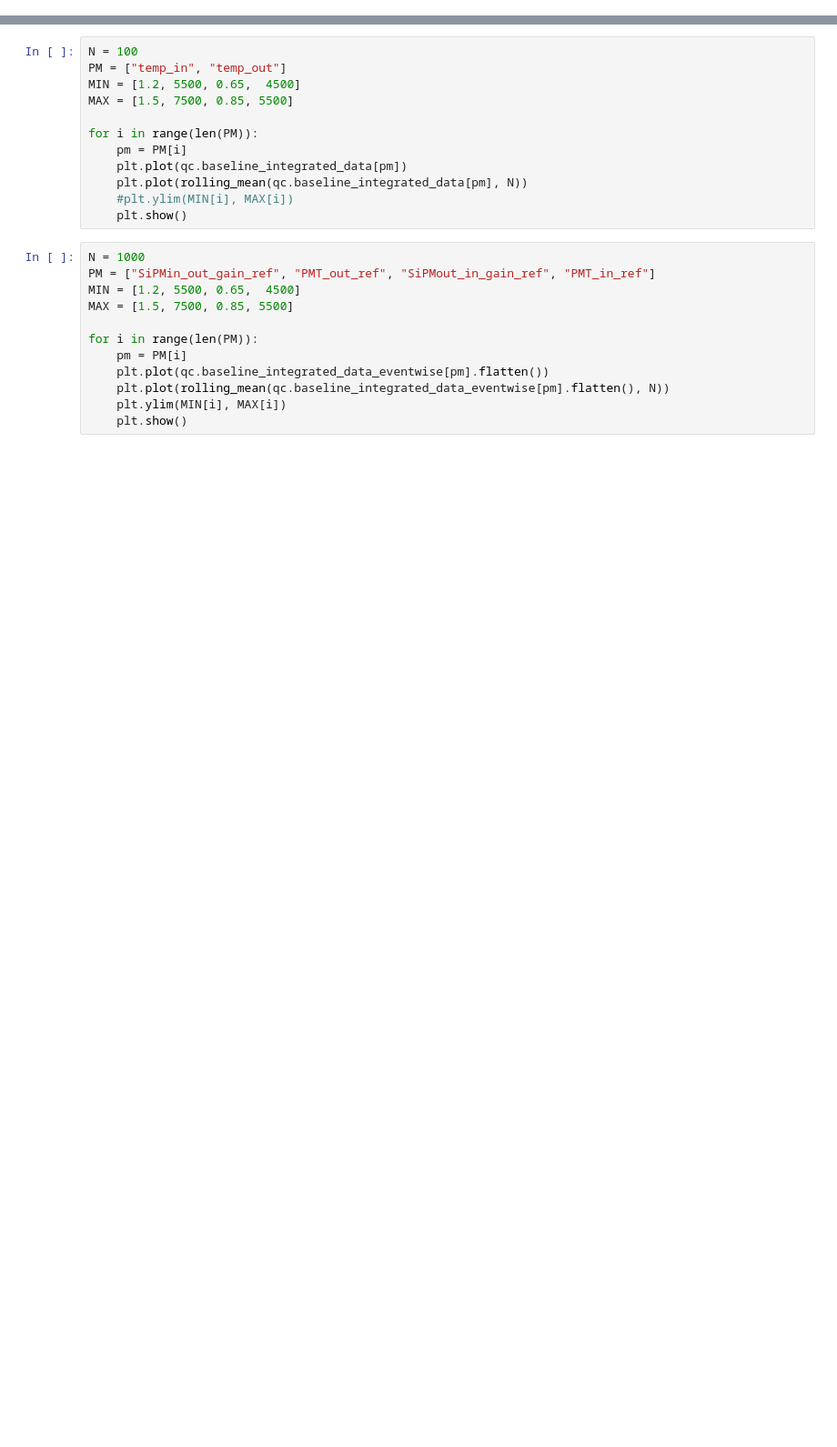
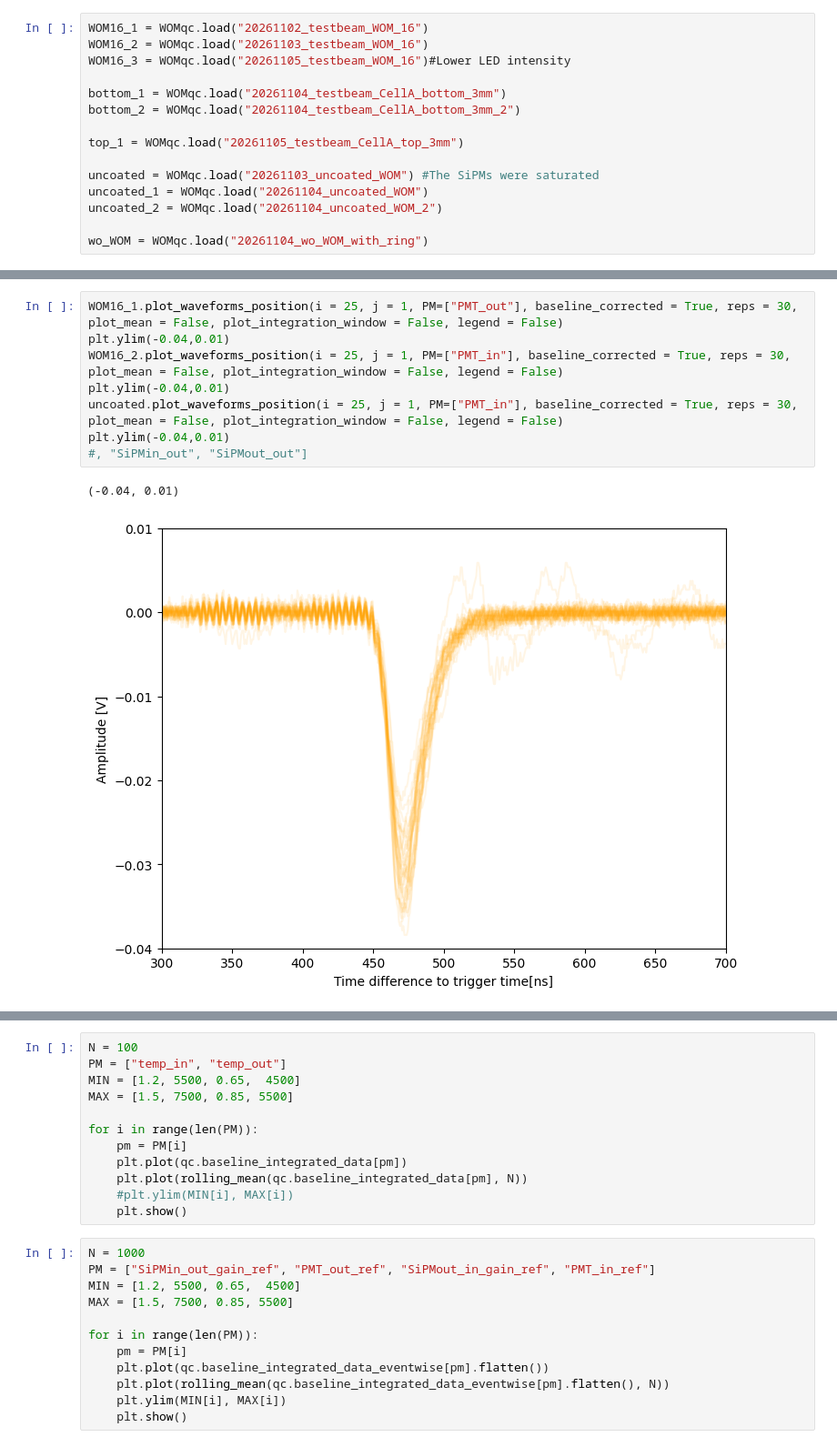
Before and after one commit to idawoestheinrich/wom_quality_control, a Jupyter notebook: code/analysis_ida.ipynb, the cells around one changed output, grey strips where cells are left out. Shown at 91% size. Cells and saved outputs as stored; diff of their text form; blank space fills up the shorter version.

Commit message:
Analysis of WOMs (CellA, WOM16, uncoated WOM, wo_WOM), calibration of SIPM_out

```diff
--- a/code/analysis_ida.ipynb
+++ b/code/analysis_ida.ipynb
@@ -17,0 +88,15 @@ from datetime import datetime, timedelta
+# %%
+WOM16_1 = WOMqc.load("20261102_testbeam_WOM_16")
+WOM16_2 = WOMqc.load("20261103_testbeam_WOM_16")
+WOM16_3 = WOMqc.load("20261105_testbeam_WOM_16")#Lower LED intensity
+
+bottom_1 = WOMqc.load("20261104_testbeam_CellA_bottom_3mm")
+bottom_2 = WOMqc.load("20261104_testbeam_CellA_bottom_3mm_2")
+
+top_1 = WOMqc.load("20261105_testbeam_CellA_top_3mm")
+
+uncoated = WOMqc.load("20261103_uncoated_WOM") #The SiPMs were saturated
+uncoated_1 = WOMqc.load("20261104_uncoated_WOM")
+uncoated_2 = WOMqc.load("20261104_uncoated_WOM_2")
+
+wo_WOM = WOMqc.load("20261104_wo_WOM_with_ring")
@@ -17,0 +141,11 @@ from datetime import datetime, timedelta
+# %%
+WOM16_1.plot_waveforms_position(i = 25, j = 1, PM=["PMT_out"], baseline_corrected = True, reps = 30, plot_mean = False, plot_integration_window = False, legend = False)
+plt.ylim(-0.04,0.01)
+WOM16_2.plot_waveforms_position(i = 25, j = 1, PM=["PMT_in"], baseline_corrected = True, reps = 30, plot_mean = False, plot_integration_window = False, legend = False)
+plt.ylim(-0.04,0.01)
+uncoated.plot_waveforms_position(i = 25, j = 1, PM=["PMT_in"], baseline_corrected = True, reps = 30, plot_mean = False, plot_integration_window = False, legend = False)
+plt.ylim(-0.04,0.01)
+#, "SiPMin_out", "SiPMout_out"]
+# %% [output]
+(-0.04, 0.01)
+[figure, added]
```
Also changed, not shown: parts of 59 cells of this notebook, 4 other files.
